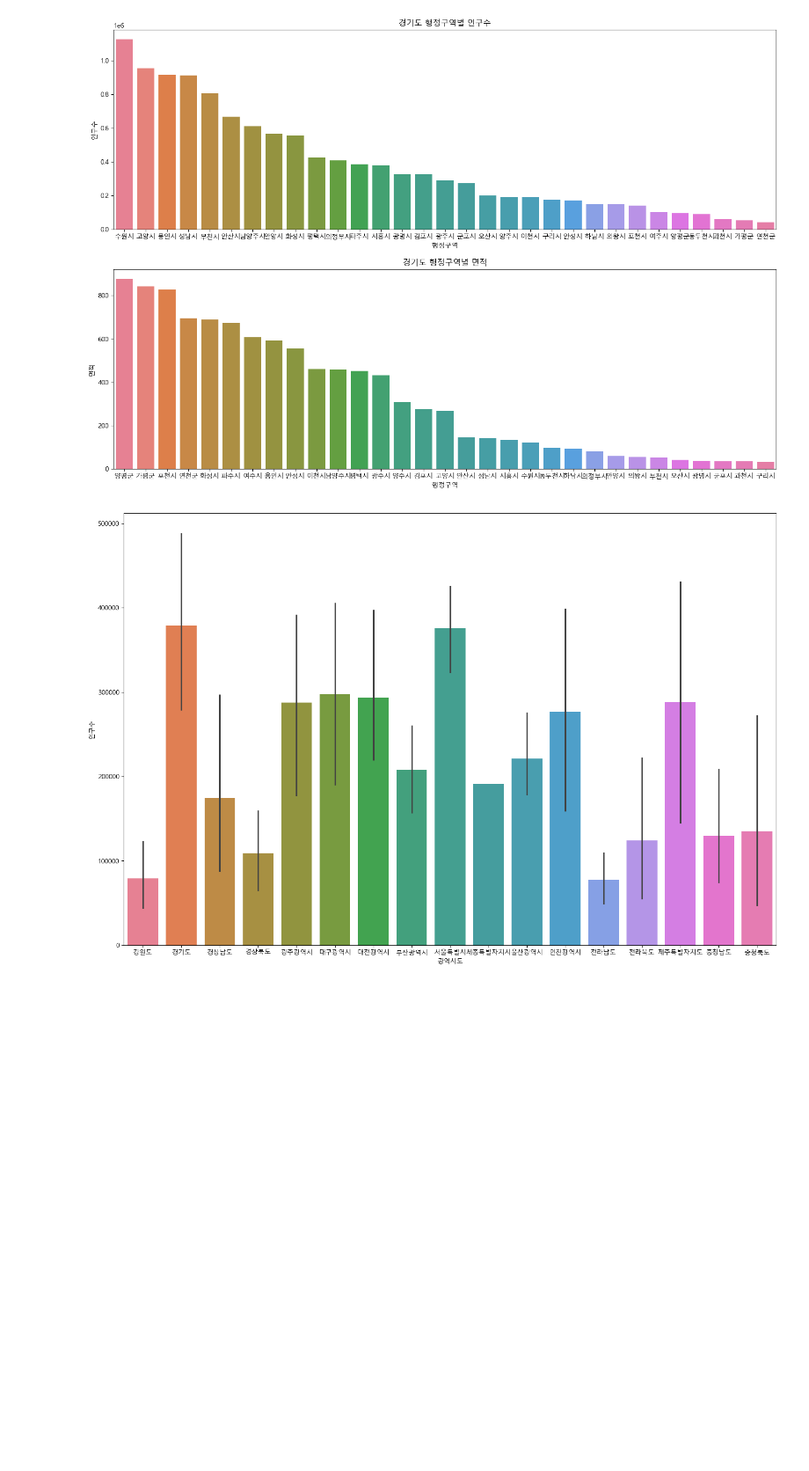
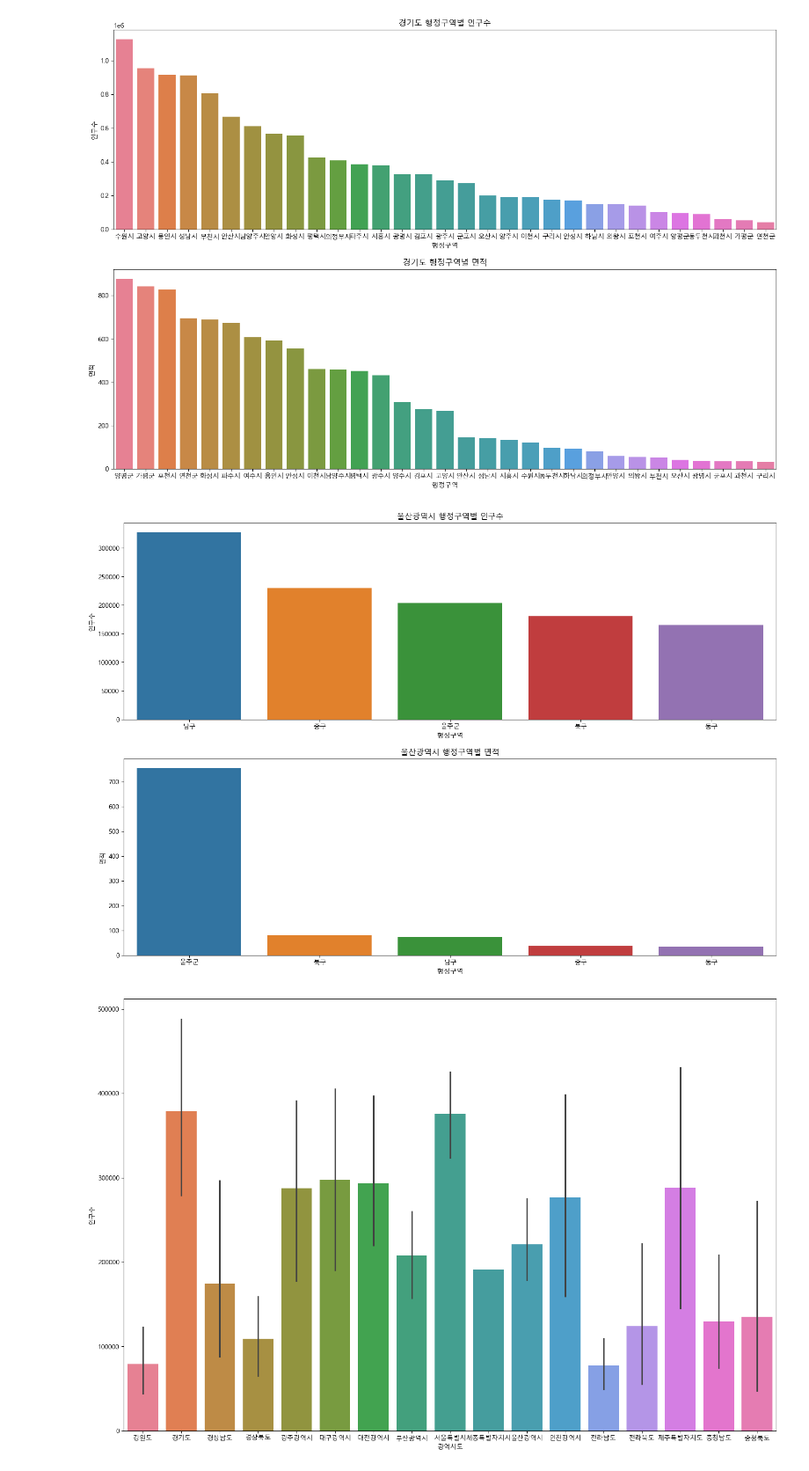
Before and after one commit to vega2k8s/Python_Webscraping_Analysis, a Jupyter notebook: 03-1.행정구역정보_분석과시각화.ipynb, the cells around one changed output. Shown at 88% size. Saved outputs shown, nothing was run; the diff lists cells and outputs as text; code cells hidden in the pictures; blank space fills up the shorter version.

```diff
--- a/03-1.행정구역정보_분석과시각화.ipynb
+++ b/03-1.행정구역정보_분석과시각화.ipynb
@@ -835,6 +847,10 @@ def show_pop_area(sido_name):
 show_pop_area('경기도')
 # %% [output]
 [figure]
+# %%
+show_pop_area('울산광역시')
+# %% [output]
+[figure, added]
 # %%
 # 전국데이터의 광역시도의 인구수
 # 전국데이터의 광역시도의 인구수
```
Also changed, not shown: parts of 4 cells of this notebook.
